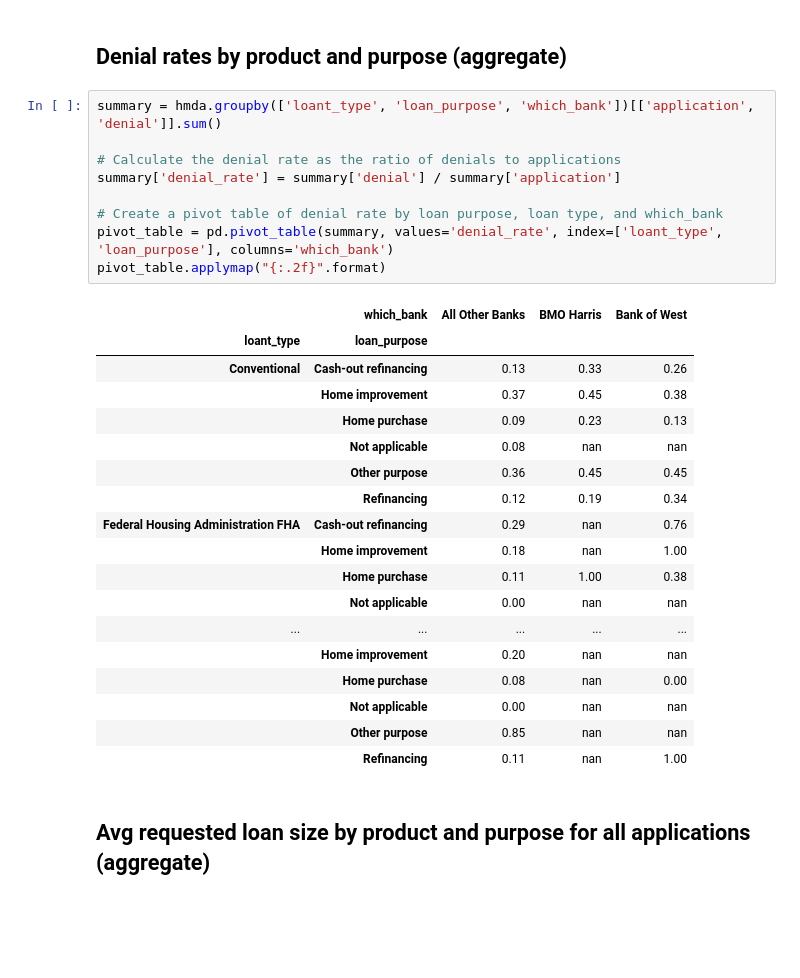
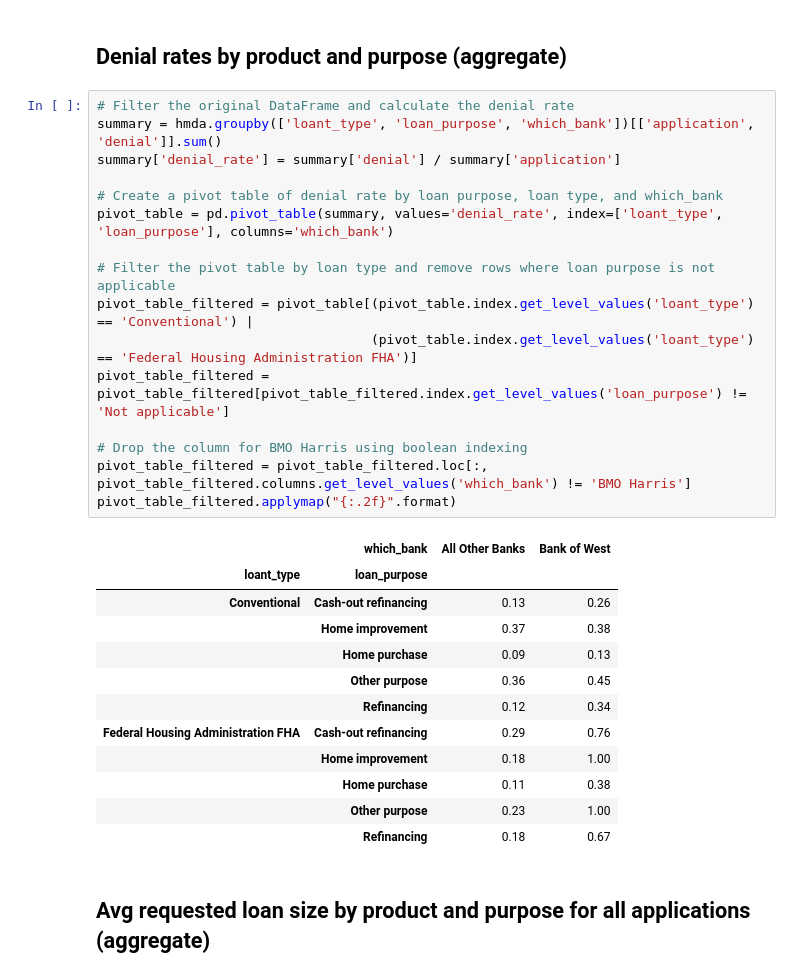
Before and after one commit to LeDataSciFi/FinTech-Capstone-2023, a Jupyter notebook: code/Descriptive_Statistics.ipynb, the cells around one changed output. Drawn from its saved outputs; the diff is of its cells as text; blank space fills up the shorter version.

```diff
--- a/code/Descriptive_Statistics.ipynb
+++ b/code/Descriptive_Statistics.ipynb
@@ -84,34 +112,35 @@ hmda['application'] = (hmda['action_taken'] == "Loan Originated") | (hmda['actio
 hmda['denial'] = (hmda['action_taken'] == "Application denied")
 # %% [markdown]
 ## Denial rates by product and purpose (aggregate)
-# %%
-summary = hmda.groupby(['loant_type', 'loan_purpose', 'which_bank'])[['application', 'denial']].sum()
-
-# Calculate the denial rate as the ratio of denials to applications
-summary['denial_rate'] = summary['denial'] / summary['application']
-
-# Create a pivot table of denial rate by loan purpose, loan type, and which_bank
-pivot_table = pd.pivot_table(summary, values='denial_rate', index=['loant_type', 'loan_purpose'], columns='which_bank')
-pivot_table.applymap("{:.2f}".format)
-# %% [output]
-|  | which_bank | All Other Banks | BMO Harris | Bank of West |
-| loant_type | loan_purpose |  |  |  |
-| Conventional | Cash-out refinancing | 0.13 | 0.33 | 0.26 |
-|  | Home improvement | 0.37 | 0.45 | 0.38 |
-|  | Home purchase | 0.09 | 0.23 | 0.13 |
-|  | Not applicable | 0.08 | nan | nan |
-|  | Other purpose | 0.36 | 0.45 | 0.45 |
-|  | Refinancing | 0.12 | 0.19 | 0.34 |
-| Federal Housing Administration FHA | Cash-out refinancing | 0.29 | nan | 0.76 |
-|  | Home improvement | 0.18 | nan | 1.00 |
-|  | Home purchase | 0.11 | 1.00 | 0.38 |
-|  | Not applicable | 0.00 | nan | nan |
-| ... | ... | ... | ... | ... |
-|  | Home improvement | 0.20 | nan | nan |
-|  | Home purchase | 0.08 | nan | 0.00 |
-|  | Not applicable | 0.00 | nan | nan |
-|  | Other purpose | 0.85 | nan | nan |
-|  | Refinancing | 0.11 | nan | 1.00 |
+# %%
+# Filter the original DataFrame and calculate the denial rate
+summary = hmda.groupby(['loant_type', 'loan_purpose', 'which_bank'])[['application', 'denial']].sum()
+summary['denial_rate'] = summary['denial'] / summary['application']
+
+# Create a pivot table of denial rate by loan purpose, loan type, and which_bank
+pivot_table = pd.pivot_table(summary, values='denial_rate', index=['loant_type', 'loan_purpose'], columns='which_bank')
+
+# Filter the pivot table by loan type and remove rows where loan purpose is not applicable
+pivot_table_filtered = pivot_table[(pivot_table.index.get_level_values('loant_type') == 'Conventional') |
+                                   (pivot_table.index.get_level_values('loant_type') == 'Federal Housing Administration FHA')]
+pivot_table_filtered = pivot_table_filtered[pivot_table_filtered.index.get_level_values('loan_purpose') != 'Not applicable']
+
+# Drop the column for BMO Harris using boolean indexing
+pivot_table_filtered = pivot_table_filtered.loc[:, pivot_table_filtered.columns.get_level_values('which_bank') != 'BMO Harris']
+pivot_table_filtered.applymap("{:.2f}".format)
+# %% [output]
+|  | which_bank | All Other Banks | Bank of West |
+| loant_type | loan_purpose |  |  |
+| Conventional | Cash-out refinancing | 0.13 | 0.26 |
+|  | Home improvement | 0.37 | 0.38 |
+|  | Home purchase | 0.09 | 0.13 |
+|  | Other purpose | 0.36 | 0.45 |
+|  | Refinancing | 0.12 | 0.34 |
+| Federal Housing Administration FHA | Cash-out refinancing | 0.29 | 0.76 |
+|  | Home improvement | 0.18 | 1.00 |
+|  | Home purchase | 0.11 | 0.38 |
+|  | Other purpose | 0.23 | 1.00 |
+|  | Refinancing | 0.18 | 0.67 |
 # %% [markdown]
 ## Avg requested loan size by product and purpose for all applications (aggregate)
 # %%
```
Also changed, not shown: parts of 10 cells of this notebook.
